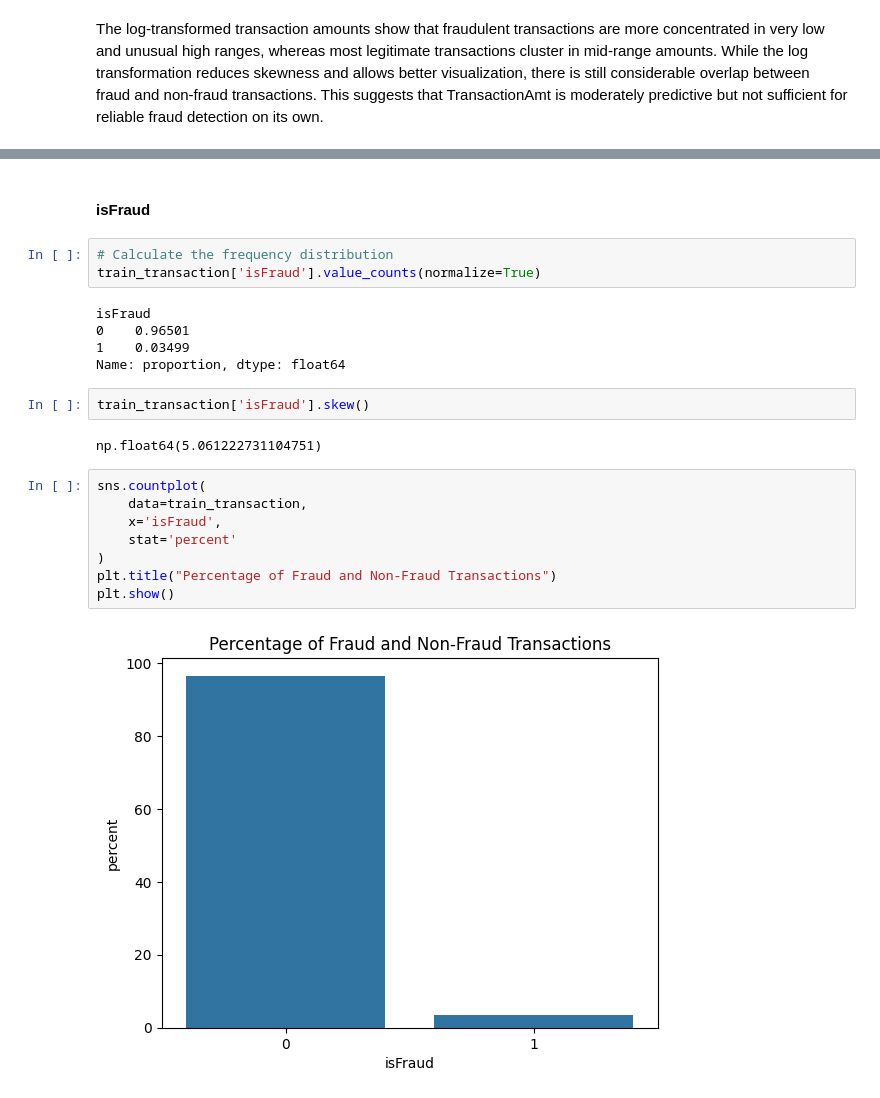
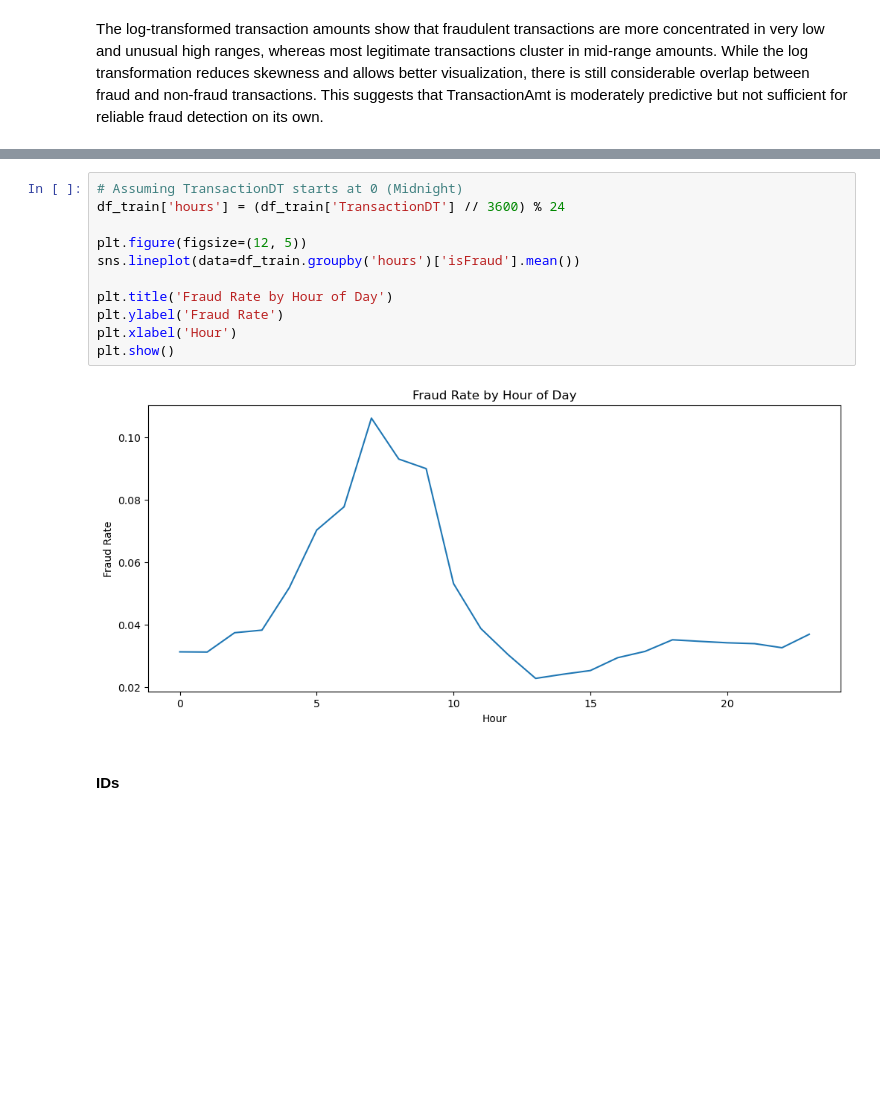
Before and after one commit to ziadharmanani/Financial-Fraud-Detection, a Jupyter notebook: notebooks/01_Transaction_EDA.ipynb, the cells around one changed output, grey strips where cells are left out. Saved outputs shown, nothing was run; the diff lists cells and outputs as text; blank space fills up the shorter version.

```diff
--- a/notebooks/01_Transaction_EDA.ipynb
+++ b/notebooks/01_Transaction_EDA.ipynb
@@ -145,24 +128,15 @@ The log-transformed transaction amounts show that fraudulent transactions are mo
+# %%
+# Assuming TransactionDT starts at 0 (Midnight)
+df_train['hours'] = (df_train['TransactionDT'] // 3600) % 24
+
+plt.figure(figsize=(12, 5))
+sns.lineplot(data=df_train.groupby('hours')['isFraud'].mean())
+
+plt.title('Fraud Rate by Hour of Day')
+plt.ylabel('Fraud Rate')
+plt.xlabel('Hour')
+plt.show()
+# %% [output]
+[figure, added]
 # %% [markdown]
-#### isFraud
+#### IDs
-# %%
-# Calculate the frequency distribution
-train_transaction['isFraud'].value_counts(normalize=True)
-# %% [output]
-isFraud
-0    0.96501
-1    0.03499
-Name: proportion, dtype: float64
-# %%
-train_transaction['isFraud'].skew()
-# %% [output]
-np.float64(5.061222731104751)
-# %%
-sns.countplot(
-    data=train_transaction,
-    x='isFraud',
-    stat='percent'
-)
-plt.title("Percentage of Fraud and Non-Fraud Transactions")
-plt.show()
-# %% [output]
-[figure, removed]
```
Also changed, not shown: parts of 54 cells of this notebook, 1 other file.
